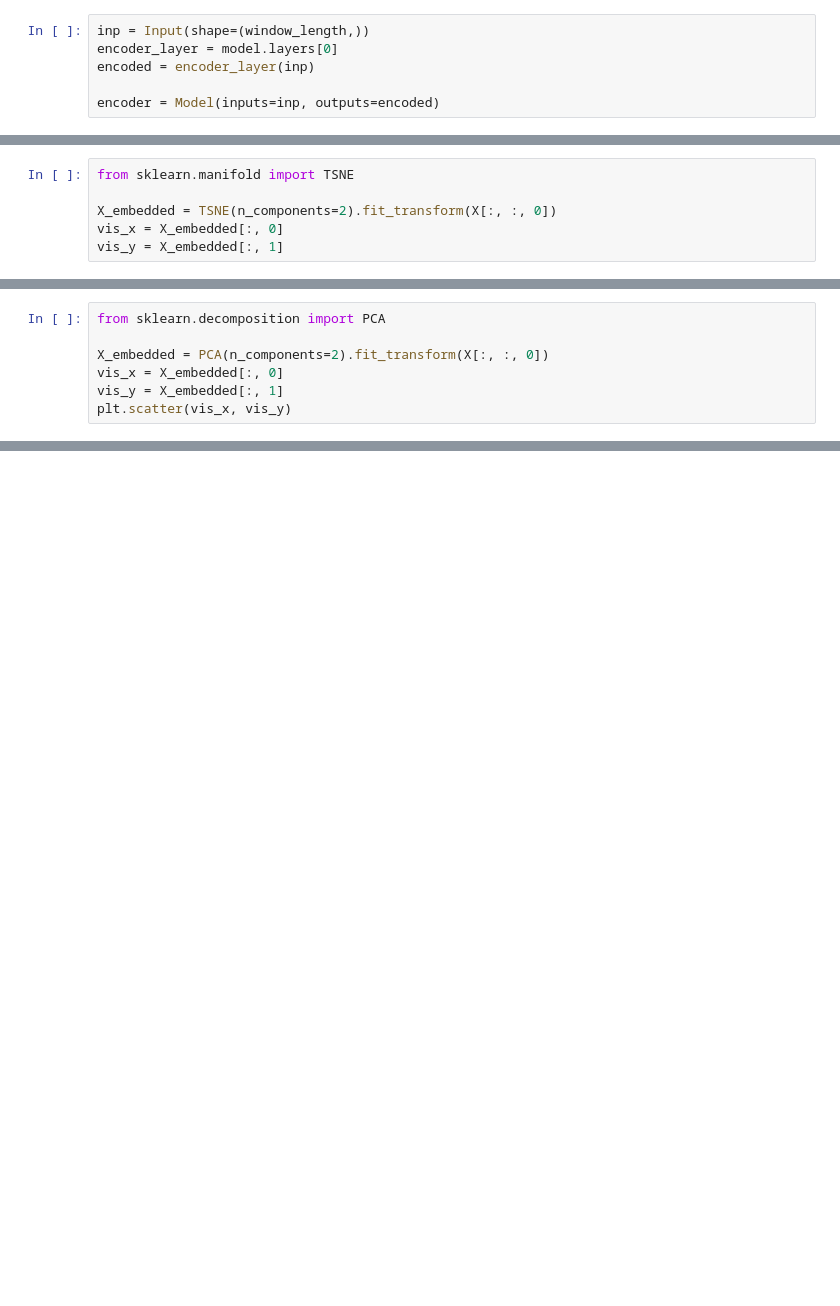
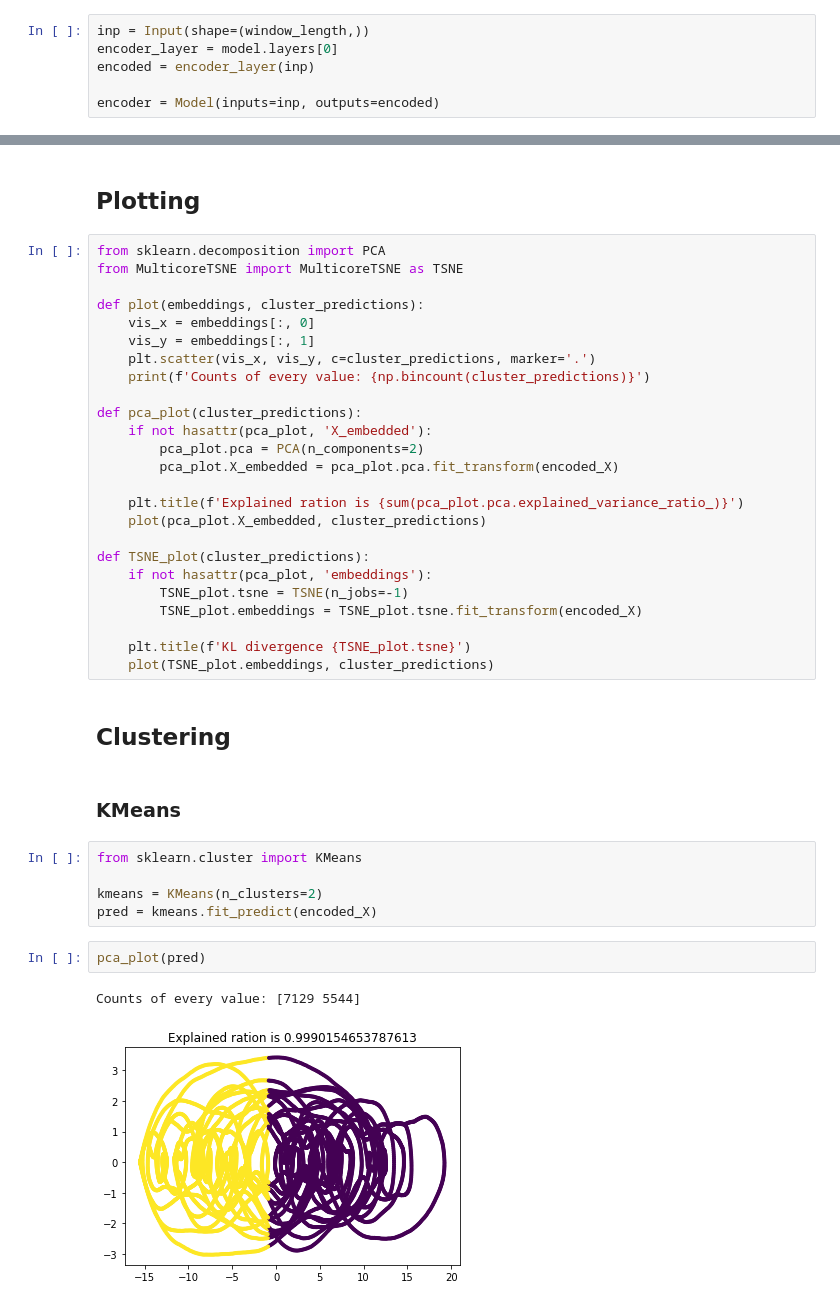
Before and after one commit to elch10/anomaly-detection, a Jupyter notebook: notebooks/onedimensional_autoencoder.ipynb, the cells around one changed output, grey strips where cells are left out. Cells and saved outputs as stored; diff of their text form; blank space fills up the shorter version.

```diff
--- a/notebooks/onedimensional_autoencoder.ipynb
+++ b/notebooks/onedimensional_autoencoder.ipynb
@@ -150,6 +164,0 @@ predictions = encoder.predict(X[:, :, 0])
-# %%
-from sklearn.manifold import TSNE
-
-X_embedded = TSNE(n_components=2).fit_transform(X[:, :, 0])
-vis_x = X_embedded[:, 0]
-vis_y = X_embedded[:, 1]
@@ -161,7 +164,0 @@ plt.scatter(vis_x, vis_y, marker='.')
-# %%
-from sklearn.decomposition import PCA
-
-X_embedded = PCA(n_components=2).fit_transform(X[:, :, 0])
-vis_x = X_embedded[:, 0]
-vis_y = X_embedded[:, 1]
-plt.scatter(vis_x, vis_y)
@@ -179,0 +165,41 @@ plt.scatter(vis_x, vis_y)
+# %% [markdown]
+## Plotting
+# %%
+from sklearn.decomposition import PCA
+from MulticoreTSNE import MulticoreTSNE as TSNE
+
+def plot(embeddings, cluster_predictions):
+    vis_x = embeddings[:, 0]
+    vis_y = embeddings[:, 1]
+    plt.scatter(vis_x, vis_y, c=cluster_predictions, marker='.')
+    print(f'Counts of every value: {np.bincount(cluster_predictions)}')
+
+def pca_plot(cluster_predictions):
+    if not hasattr(pca_plot, 'X_embedded'):
+        pca_plot.pca = PCA(n_components=2)
+        pca_plot.X_embedded = pca_plot.pca.fit_transform(encoded_X)
+
+    plt.title(f'Explained ration is {sum(pca_plot.pca.explained_variance_ratio_)}')
+    plot(pca_plot.X_embedded, cluster_predictions)
+
+def TSNE_plot(cluster_predictions):
+    if not hasattr(pca_plot, 'embeddings'):
+        TSNE_plot.tsne = TSNE(n_jobs=-1)
+        TSNE_plot.embeddings = TSNE_plot.tsne.fit_transform(encoded_X)
+
+    plt.title(f'KL divergence {TSNE_plot.tsne}')
+    plot(TSNE_plot.embeddings, cluster_predictions)
+# %% [markdown]
+## Clustering
+# %% [markdown]
+### KMeans
+# %%
+from sklearn.cluster import KMeans
+
+kmeans = KMeans(n_clusters=2)
+pred = kmeans.fit_predict(encoded_X)
+# %%
+pca_plot(pred)
+# %% [output]
+Counts of every value: [7129 5544]
+[figure, added]
```
Also changed, not shown: parts of 20 cells of this notebook, 9 other files.
